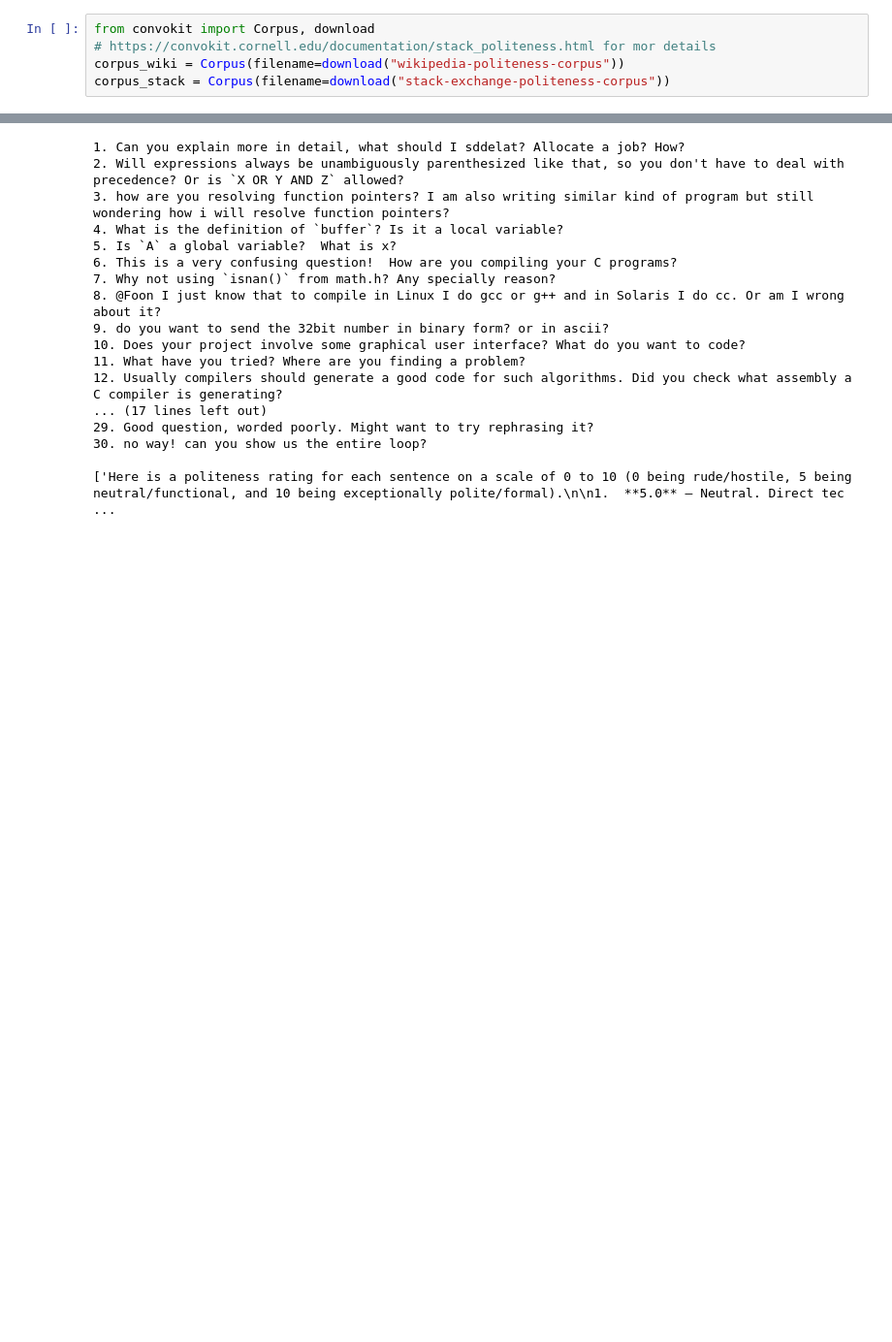
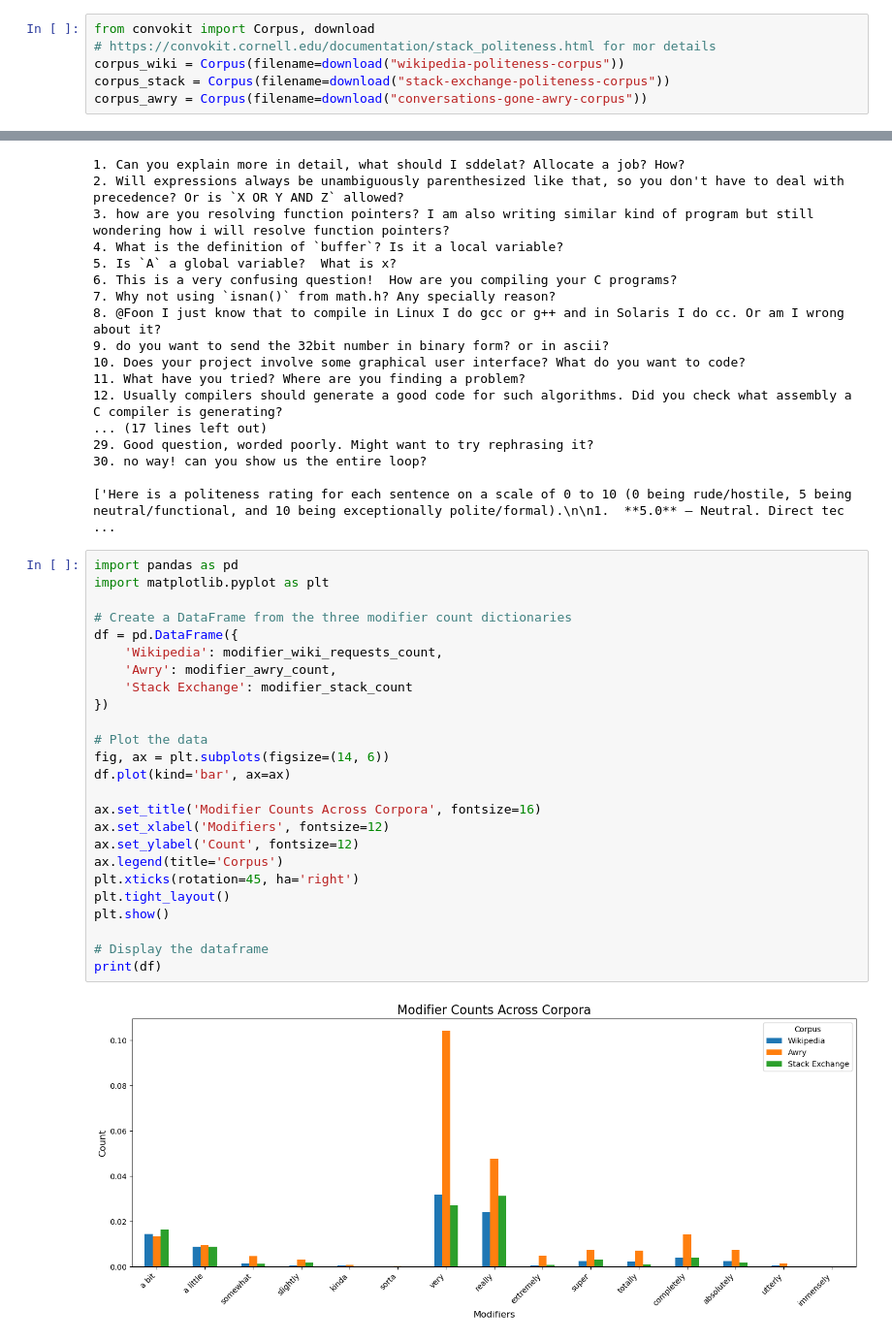
Before and after one commit to yukam997/comparingCulturesPolitenessLLM, a Jupyter notebook: convoKit/exploreWikiModifiers.ipynb, the cells around one changed output, grey strips where cells are left out. Shown at 97% size. Cells and saved outputs as stored; diff of their text form; blank space fills up the shorter version.

Commit message:
comparing polite requests with other distributions

```diff
--- a/convoKit/exploreWikiModifiers.ipynb
+++ b/convoKit/exploreWikiModifiers.ipynb
@@ -6,6 +6,7 @@ from convokit import Corpus, download
 # https://convokit.cornell.edu/documentation/stack_politeness.html for mor details
 corpus_wiki = Corpus(filename=download("wikipedia-politeness-corpus"))
 corpus_stack = Corpus(filename=download("stack-exchange-politeness-corpus"))
+corpus_awry = Corpus(filename=download("conversations-gone-awry-corpus"))
 # %% [output]
 Dataset already exists at /Users/yuka/.convokit/saved-corpora/wikipedia-politeness-corpus
 Dataset already exists at /Users/yuka/.convokit/saved-corpora/stack-exchange-politeness-corpus
@@ -77,3 +124,30 @@ print(responses)
 30. no way! can you show us the entire loop?
 
 ['Here is a politeness rating for each sentence on a scale of 0 to 10 (0 being rude/hostile, 5 being neutral/functional, and 10 being exceptionally polite/formal).\n\n1.  **5.0** – Neutral. Direct tec ...
+# %%
+import pandas as pd
+import matplotlib.pyplot as plt
+
+# Create a DataFrame from the three modifier count dictionaries
+df = pd.DataFrame({
+    'Wikipedia': modifier_wiki_requests_count,
+    'Awry': modifier_awry_count,
+    'Stack Exchange': modifier_stack_count
+})
+
+# Plot the data
+fig, ax = plt.subplots(figsize=(14, 6))
+df.plot(kind='bar', ax=ax)
+
+ax.set_title('Modifier Counts Across Corpora', fontsize=16)
+ax.set_xlabel('Modifiers', fontsize=12)
+ax.set_ylabel('Count', fontsize=12)
+ax.legend(title='Corpus')
+plt.xticks(rotation=45, ha='right')
+plt.tight_layout()
+plt.show()
+
+# Display the dataframe
+print(df)
+# %% [output]
+[figure, added]
```
Also changed, not shown: parts of 5 cells of this notebook.
